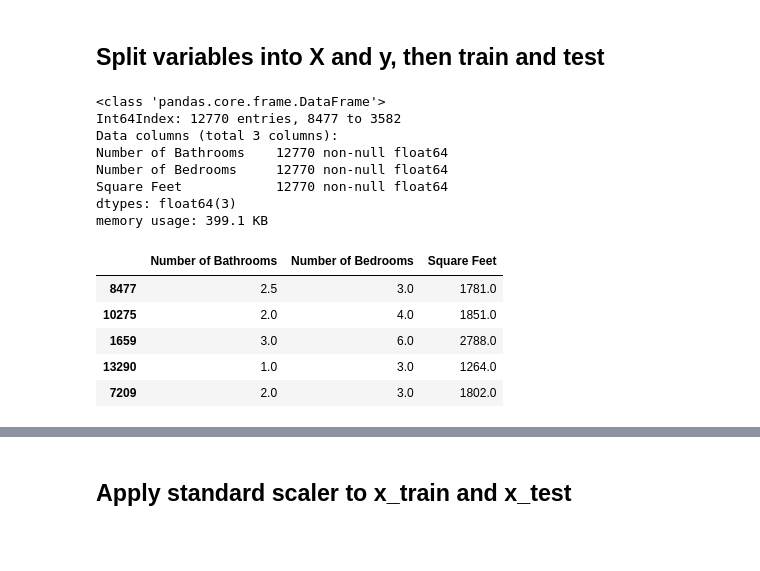
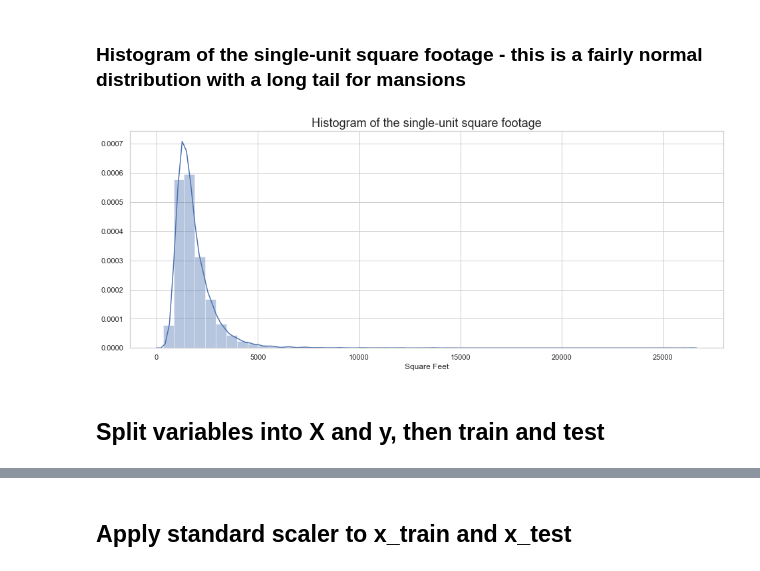
Before and after one commit to soslin/zillow-project, a Jupyter notebook: zillow_project.ipynb, the cells around one changed output, grey strips where cells are left out. Cells and saved outputs as stored; diff of their text form; code cells hidden in the pictures; blank space fills up the shorter version.

```diff
--- a/zillow_project.ipynb
+++ b/zillow_project.ipynb
@@ -80,3 +154,11 @@ dtype: int64
+# %% [markdown]
+### Histogram of the single-unit square footage - this is a fairly normal distribution with a long tail for mansions
+# %%
+plt.figure(figsize=(16, 6))
+ax3 = sns.distplot(df_z['Square Feet'])\
+.set_title('Histogram of the single-unit square footage', fontsize = 18)
+# %% [output]
+[figure, added]
 # %% [markdown]
 ## Split variables into X and y, then train and test
 # %%
@@ -87,20 +168,0 @@ x_train, x_test, y_train, y_test = z_split_scale.split_my_data(X,y)
-# %%
-x_train.info()
-# %% [output]
-<class 'pandas.core.frame.DataFrame'>
-Int64Index: 12770 entries, 8477 to 3582
-Data columns (total 3 columns):
-Number of Bathrooms    12770 non-null float64
-Number of Bedrooms     12770 non-null float64
-Square Feet            12770 non-null float64
-dtypes: float64(3)
-memory usage: 399.1 KB
-# %%
-x_train.head()
-# %% [output]
-|  | Number of Bathrooms | Number of Bedrooms | Square Feet |
-| 8477 | 2.5 | 3.0 | 1781.0 |
-| 10275 | 2.0 | 4.0 | 1851.0 |
-| 1659 | 3.0 | 6.0 | 2788.0 |
-| 13290 | 1.0 | 3.0 | 1264.0 |
-| 7209 | 2.0 | 3.0 | 1802.0 |
```
Also changed, not shown: parts of 49 cells of this notebook, 2 other files.
